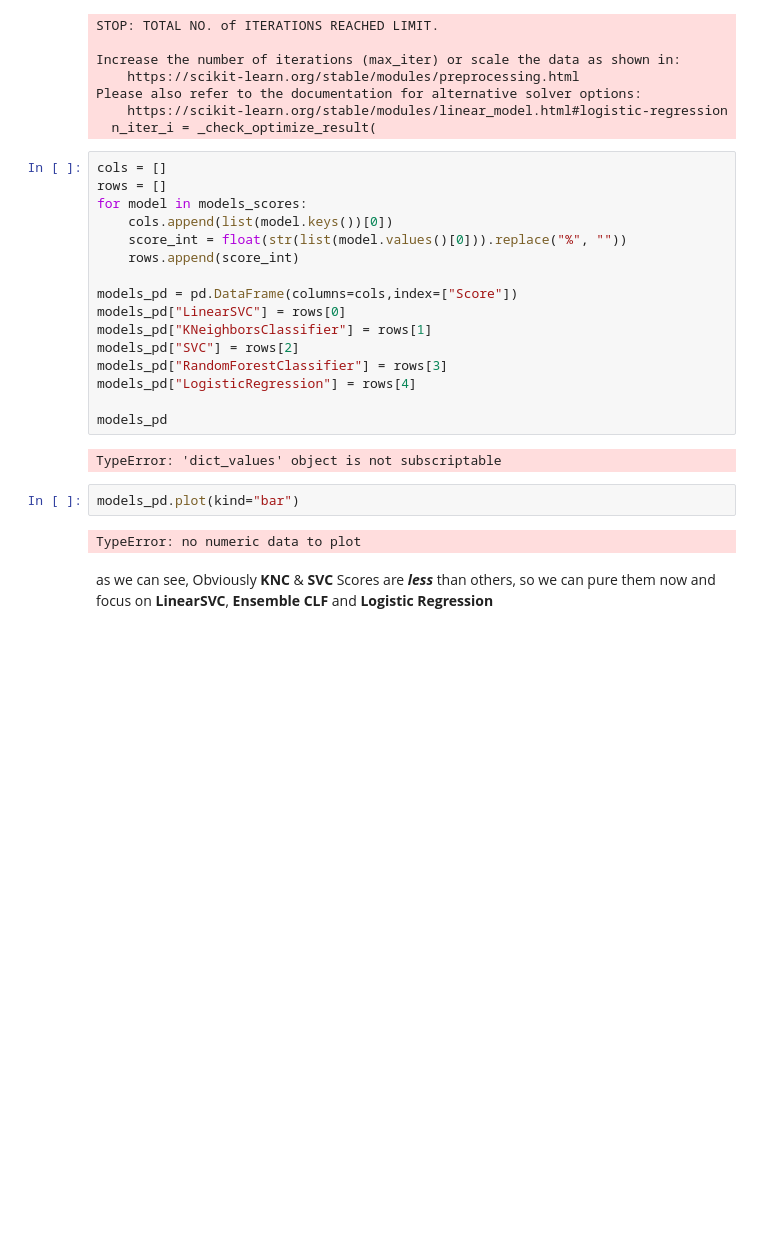
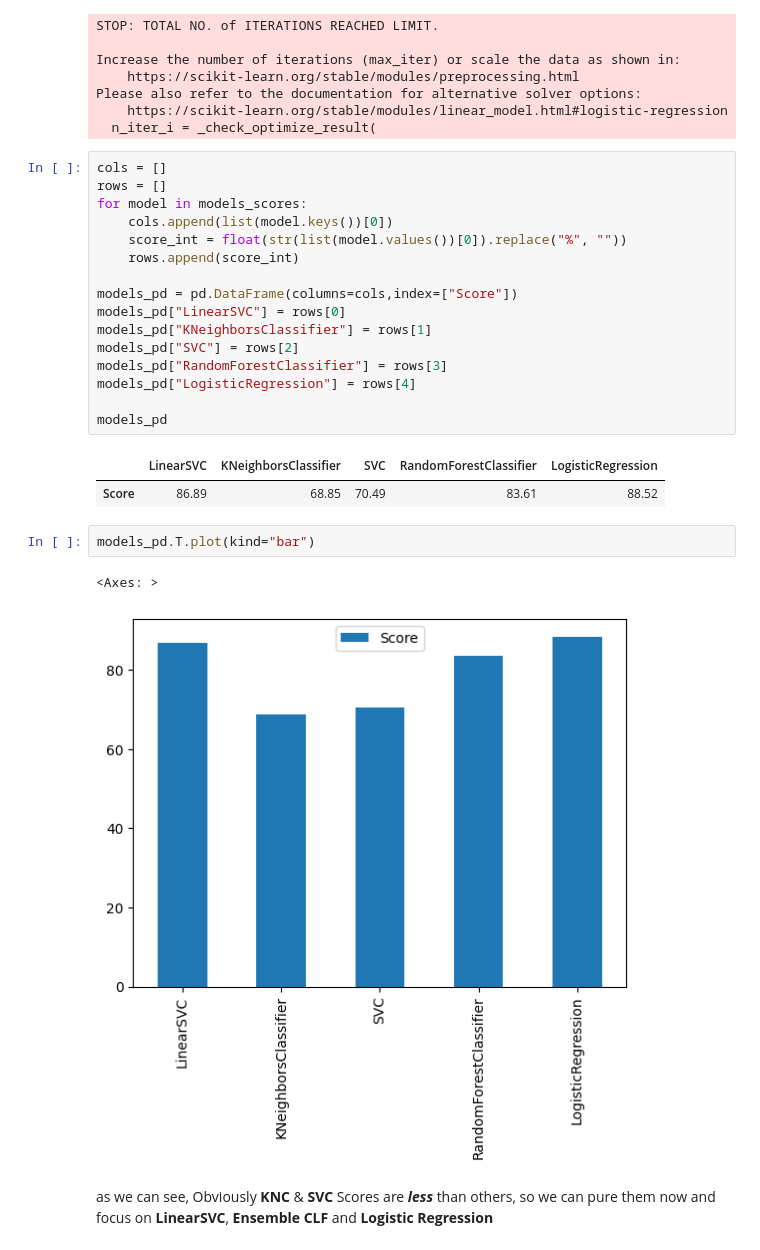
Before and after one commit to Hamid-Ba/heart-disease-project, a Jupyter notebook: Heart Disease Project.ipynb, the cells around one changed output. Saved outputs shown, nothing was run; the diff lists cells and outputs as text; blank space fills up the shorter version.

```diff
--- a/Heart Disease Project.ipynb
+++ b/Heart Disease Project.ipynb
@@ -411,7 +411,7 @@ cols = []
 rows = []
 for model in models_scores:
     cols.append(list(model.keys())[0])
-    score_int = float(str(list(model.values()[0])).replace("%", ""))
+    score_int = float(str(list(model.values())[0]).replace("%", ""))
     rows.append(score_int)
 
 models_pd = pd.DataFrame(columns=cols,index=["Score"])
@@ -423,10 +423,12 @@ models_pd["LogisticRegression"] = rows[4]
 
 models_pd
 # %% [output]
-TypeError: 'dict_values' object is not subscriptable
+|  | LinearSVC | KNeighborsClassifier | SVC | RandomForestClassifier | LogisticRegression |
+| Score | 86.89 | 68.85 | 70.49 | 83.61 | 88.52 |
 # %%
-models_pd.plot(kind="bar")
+models_pd.T.plot(kind="bar")
 # %% [output]
-TypeError: no numeric data to plot
+<Axes: >
+[figure, added]
 # %% [markdown]
 as we can see, Obviously **KNC** & **SVC** Scores are ***less*** than others, so we can pure them now and focus on **LinearSVC**, **Ensemble CLF** and **Logistic Regression**
```
